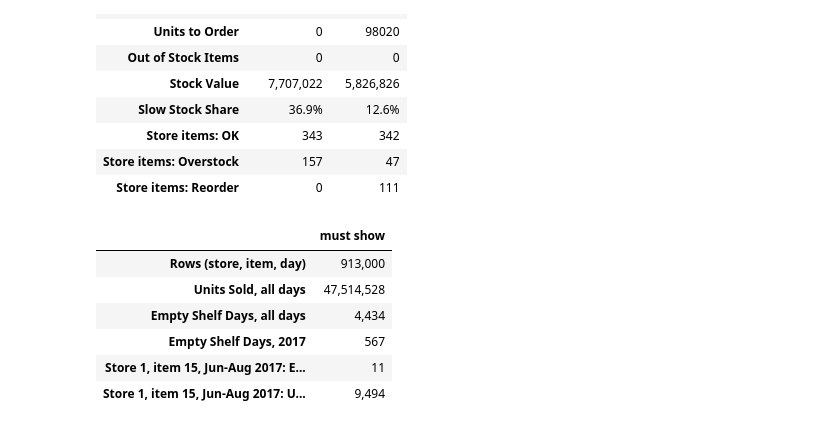
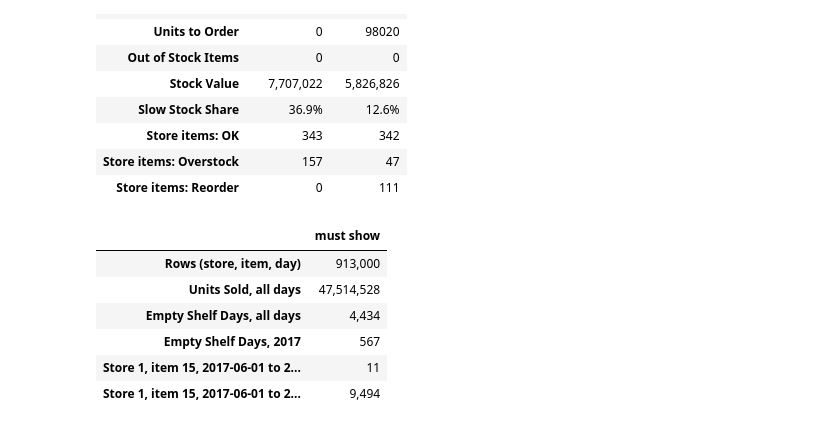
Before and after one commit to omarshalabyy1/stock-reorder-dashboard, a Jupyter notebook: analysis/analysis.ipynb, the cells around one changed output. Drawn from its saved outputs; the diff is of its cells as text; code cells hidden in the pictures.

```diff
--- a/analysis/analysis.ipynb
+++ b/analysis/analysis.ipynb
@@ -152,18 +162,21 @@ it was on the reorder list; the shaded days its shelf was empty.
 # %%
-item = best_sellers[0]
-one = rule[(rule["store"] == 1) & (rule["item"] == item) & rule["date"].between("2017-06-01", "2017-08-31")]
-rop = query(f"""SELECT date, reorder_point FROM stock_rule WHERE store = 1 AND item = {item}
-                AND date BETWEEN '2017-06-01' AND '2017-08-31' ORDER BY date""")
+shelf = report["check_shelf"]
+one = rule[(rule["store"] == shelf["store"]) & (rule["item"] == shelf["item"])
+           & rule["date"].between(shelf["from"], shelf["to"])]
+rop = query("""SELECT date, reorder_point FROM stock_rule WHERE store = %s AND item = %s
+                AND date BETWEEN %s AND %s ORDER BY date""", [shelf["store"], shelf["item"], shelf["from"], shelf["to"]])
 
 fig, ax = plt.subplots(figsize=(10, 4))
-ax.plot(one["date"], one["on_hand"], color=NAVY, lw=2, label="Stock on the shelf")
-ax.plot(pd.to_datetime(rop["date"]), rop["reorder_point"].astype(float), color=AMBER, lw=2, ls="--", label="Reorder point")
-ax.scatter(one.loc[one["flagged"], "date"], one.loc[one["flagged"], "on_hand"], color=AMBER, zorder=3, s=28, label="On the reorder list")
+ax.plot(one["date"], one["on_hand"], color=TEXT, lw=2, label="Stock on the shelf")
+ax.plot(pd.to_datetime(rop["date"]), rop["reorder_point"].astype(float), color=MAIN, lw=2, ls="--", label="Reorder point")
+ax.scatter(one.loc[one["flagged"], "date"], one.loc[one["flagged"], "on_hand"], color=DANGER, zorder=3, s=28, label="On the reorder list")
 for d in one.loc[one["on_hand"].eq(0), "date"]:
-    ax.axvspan(d - pd.Timedelta(hours=12), d + pd.Timedelta(hours=12), color=AMBER, alpha=0.18, lw=0)
-ax.set_title(f"Store 1, item {item} (a best seller), summer 2017", loc="left", fontweight="bold")
+    ax.axvspan(d - pd.Timedelta(hours=12), d + pd.Timedelta(hours=12), color=DANGER, alpha=0.18, lw=0)
+best_note = " (a best seller)" if shelf["item"] in best_sellers else ""
+ax.set_title(f"{CLIENT}: store {shelf['store']}, item {shelf['item']}{best_note}, {shelf['from']} to {shelf['to']}",
+             loc="left", fontweight="bold")
 ax.set_ylabel("units")
-ax.set_ylim(top=one["on_hand"].max() * 1.3)
+ax.set_ylim(top=max(one["on_hand"].max(), 1) * 1.3)
 ax.legend(frameon=False, loc="upper right", ncol=3)
 fig.tight_layout()
 fig.savefig("../docs/chart-best-seller-summer.png")
@@ -234,20 +247,22 @@ pd.concat({"31 Dec 2017": day_cards("2017-12-31"), "16 Jul 2017": day_cards("201
 | Store items: Overstock | 157 | 47 |
 | Store items: Reorder | 0 | 111 |
 # %%
-one_item = full[(full["store"] == 1) & (full["item"] == 15) & full["date"].between("2017-06-01", "2017-08-31")]
+one_shelf = full[(full["store"] == shelf["store"]) & (full["item"] == shelf["item"])
+                 & full["date"].between(shelf["from"], shelf["to"])]
+label = f"Store {shelf['store']}, item {shelf['item']}, {shelf['from']} to {shelf['to']}"
 pd.Series({
     "Rows (store, item, day)": f"{len(full):,}",
     "Units Sold, all days": f"{full['units_sold'].sum():,}",
     "Empty Shelf Days, all days": f"{full['on_hand'].eq(0).sum():,}",
-    "Empty Shelf Days, 2017": f"{full.loc[full['date'].dt.year.eq(2017), 'on_hand'].eq(0).sum():,}",
-    "Store 1, item 15, Jun-Aug 2017: Empty Shelf Days": int(one_item["on_hand"].eq(0).sum()),
-    "Store 1, item 15, Jun-Aug 2017: Units Sold": f"{one_item['units_sold'].sum():,}",
+    f"Empty Shelf Days, {last_year}": f"{full.loc[full['date'].dt.year.eq(last_year), 'on_hand'].eq(0).sum():,}",
+    f"{label}: Empty Shelf Days": int(one_shelf["on_hand"].eq(0).sum()),
+    f"{label}: Units Sold": f"{one_shelf['units_sold'].sum():,}",
 }).to_frame("must show")
 # %% [output]
 |  | must show |
 | Rows (store, item, day) | 913,000 |
 | Units Sold, all days | 47,514,528 |
 | Empty Shelf Days, all days | 4,434 |
 | Empty Shelf Days, 2017 | 567 |
-| Store 1, item 15, Jun-Aug 2017: E... | 11 |
-| Store 1, item 15, Jun-Aug 2017: U... | 9,494 |
+| Store 1, item 15, 2017-06-01 to 2... | 11 |
+| Store 1, item 15, 2017-06-01 to 2... | 9,494 |
```
Also changed, not shown: parts of 17 cells of this notebook, 20 other files.
